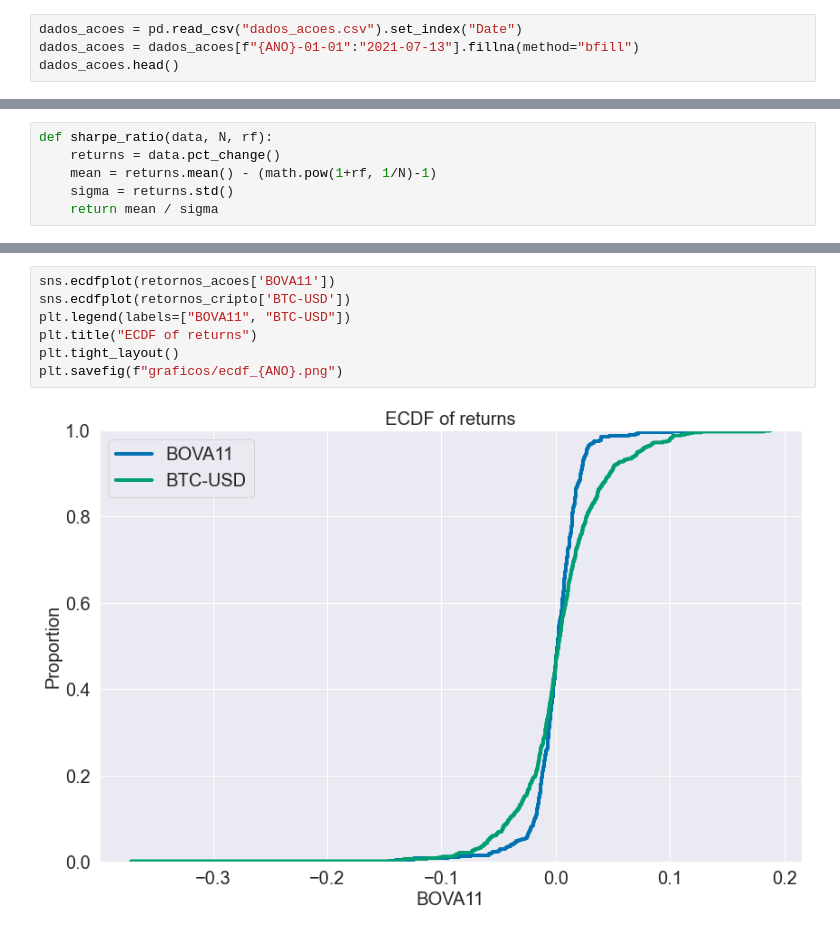
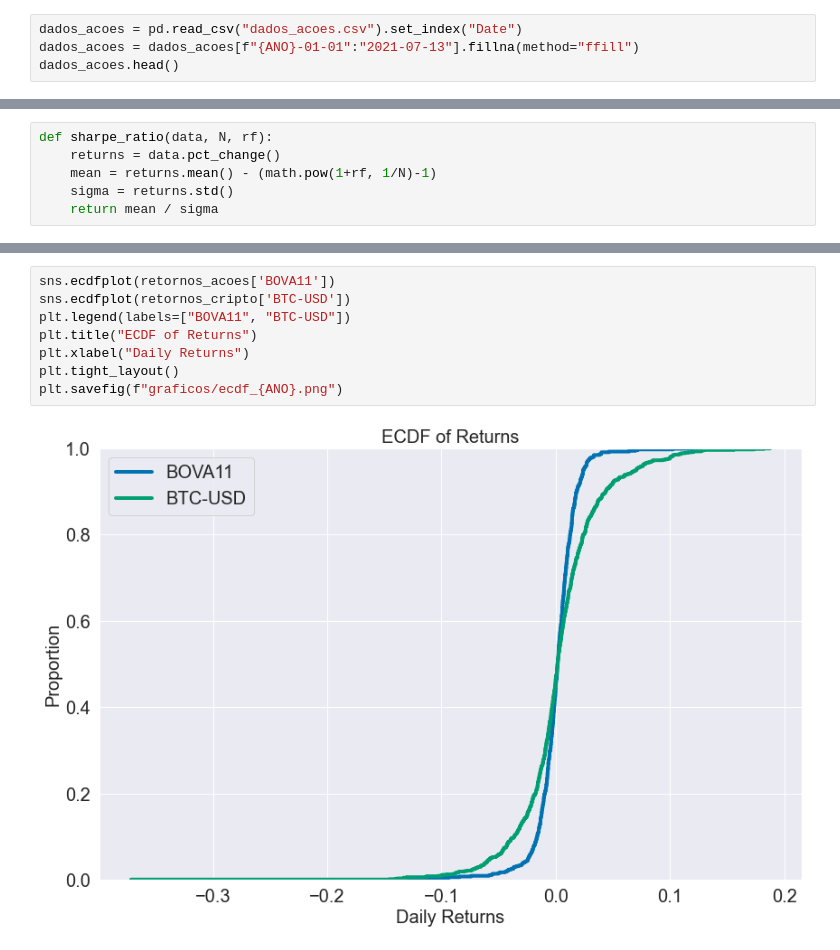
Before and after one commit to viengg/crypto-mpt, a Jupyter notebook: notebook.ipynb, the cells around one changed output, grey strips where cells are left out. Saved outputs shown, nothing was run; the diff lists cells and outputs as text.

```diff
--- a/notebook.ipynb
+++ b/notebook.ipynb
@@ -23,6 +21,6 @@ ANO = 2020
 # %%
 dados_acoes = pd.read_csv("dados_acoes.csv").set_index("Date")
-dados_acoes = dados_acoes[f"{ANO}-01-01":"2021-07-13"].fillna(method="bfill")
+dados_acoes = dados_acoes[f"{ANO}-01-01":"2021-07-13"].fillna(method="ffill")
 dados_acoes.head()
 # %% [output]
 |  | ABEV3 | B3SA3 | BBAS3 | BBDC3 | BBDC4 | BBSE3 | BOVA11 | BRML3 | CIEL3 | CMIG4 | ... | ... |
@@ -97,9 +95,10 @@ plt.savefig(f"graficos/sharpes_{ANO}.png")
 # %%
 sns.ecdfplot(retornos_acoes['BOVA11'])
 sns.ecdfplot(retornos_cripto['BTC-USD'])
 plt.legend(labels=["BOVA11", "BTC-USD"])
-plt.title("ECDF of returns")
+plt.title("ECDF of Returns")
+plt.xlabel("Daily Returns")
 plt.tight_layout()
 plt.savefig(f"graficos/ecdf_{ANO}.png")
 # %% [output]
-[figure, old version]
+[figure, new version]
```
Also changed, not shown: parts of 11 cells of this notebook, 12 other files.
